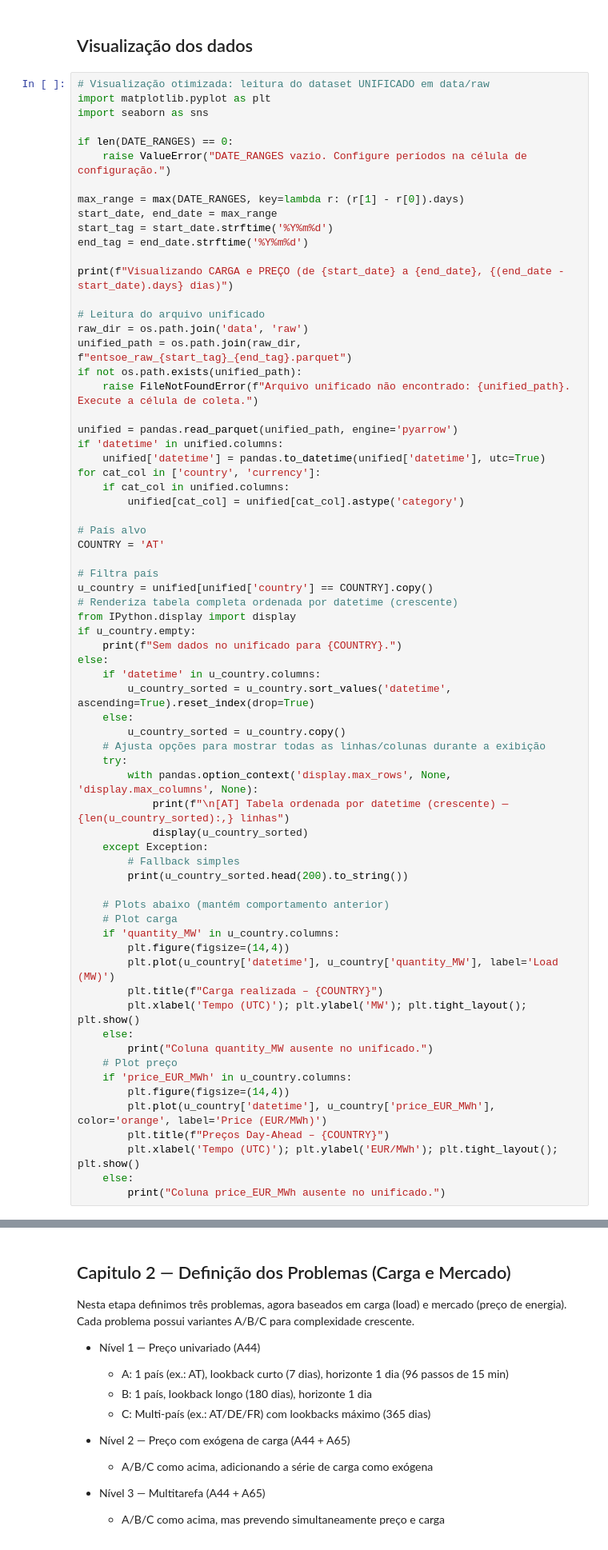
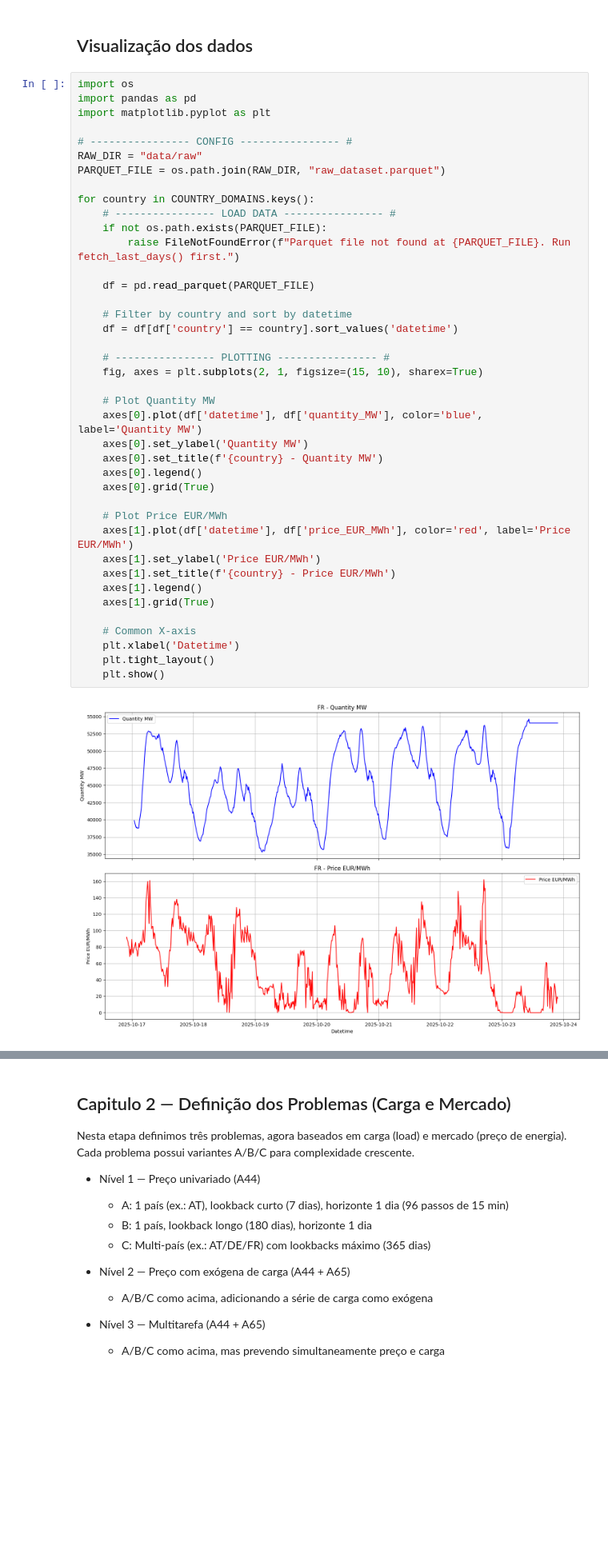
Before and after one commit to vm-bertini/TCC-2025, a Jupyter notebook: TFC.ipynb, the cells around one changed output, grey strips where cells are left out. Shown at 80% size. Saved outputs shown, nothing was run; the diff lists cells and outputs as text; blank space fills up the shorter version.

```diff
--- a/TFC.ipynb
+++ b/TFC.ipynb
@@ -322,70 +316,44 @@ Warning: attempt 2 failed for 10YCZ-CEPS-----N market_prices (2025-01-21 to 2025
 # %% [markdown]
 ## Visualização dos dados
 # %%
-# Visualização otimizada: leitura do dataset UNIFICADO em data/raw
+import os
+import pandas as pd
 import matplotlib.pyplot as plt
-import seaborn as sns
 
-if len(DATE_RANGES) == 0:
-    raise ValueError("DATE_RANGES vazio. Configure períodos na célula de configuração.")
+# ---------------- CONFIG ---------------- #
+RAW_DIR = "data/raw"
+PARQUET_FILE = os.path.join(RAW_DIR, "raw_dataset.parquet")
 
-max_range = max(DATE_RANGES, key=lambda r: (r[1] - r[0]).days)
-start_date, end_date = max_range
-start_tag = start_date.strftime('%Y%m%d')
-end_tag = end_date.strftime('%Y%m%d')
+for country in COUNTRY_DOMAINS.keys():
+    # ---------------- LOAD DATA ---------------- #
+    if not os.path.exists(PARQUET_FILE):
+        raise FileNotFoundError(f"Parquet file not found at {PARQUET_FILE}. Run fetch_last_days() first.")
 
-print(f"Visualizando CARGA e PREÇO (de {start_date} a {end_date}, {(end_date - start_date).days} dias)")
+    df = pd.read_parquet(PARQUET_FILE)
 
-# Leitura do arquivo unificado
-raw_dir = os.path.join('data', 'raw')
-unified_path = os.path.join(raw_dir, f"entsoe_raw_{start_tag}_{end_tag}.parquet")
-if not os.path.exists(unified_path):
-    raise FileNotFoundError(f"Arquivo unificado não encontrado: {unified_path}. Execute a célula de coleta.")
+    # Filter by country and sort by datetime
+    df = df[df['country'] == country].sort_values('datetime')
 
-unified = pandas.read_parquet(unified_path, engine='pyarrow')
-if 'datetime' in unified.columns:
-    unified['datetime'] = pandas.to_datetime(unified['datetime'], utc=True)
-for cat_col in ['country', 'currency']:
-    if cat_col in unified.columns:
-        unified[cat_col] = unified[cat_col].astype('category')
+    # ---------------- PLOTTING ---------------- #
+    fig, axes = plt.subplots(2, 1, figsize=(15, 10), sharex=True)
 
-# País alvo
-COUNTRY = 'AT'
+    # Plot Quantity MW
+    axes[0].plot(df['datetime'], df['quantity_MW'], color='blue', label='Quantity MW')
+    axes[0].set_ylabel('Quantity MW')
+    axes[0].set_title(f'{country} - Quantity MW')
+    axes[0].legend()
+    axes[0].grid(True)
 
-# Filtra país
-u_country = unified[unified['country'] == COUNTRY].copy()
-# Renderiza tabela completa ordenada por datetime (crescente)
-from IPython.display import display
-if u_country.empty:
-    print(f"Sem dados no unificado para {COUNTRY}.")
-else:
-    if 'datetime' in u_country.columns:
-        u_country_sorted = u_country.sort_values('datetime', ascending=True).reset_index(drop=True)
-    else:
-        u_country_sorted = u_country.copy()
-    # Ajusta opções para mostrar todas as linhas/colunas durante a exibição
-    try:
-        with pandas.option_context('display.max_rows', None, 'display.max_columns', None):
-            print(f"\n[AT] Tabela ordenada por datetime (crescente) — {len(u_country_sorted):,} linhas")
-            display(u_country_sorted)
-    except Exception:
-        # Fallback simples
-        print(u_country_sorted.head(200).to_string())
+    # Plot Price EUR/MWh
+    axes[1].plot(df['datetime'], df['price_EUR_MWh'], color='red', label='Price EUR/MWh')
+    axes[1].set_ylabel('Price EUR/MWh')
+    axes[1].set_title(f'{country} - Price EUR/MWh')
+    axes[1].legend()
+    axes[1].grid(True)
 
-    # Plots abaixo (mantém comportamento anterior)
-    # Plot carga
-    if 'quantity_MW' in u_country.columns:
-        plt.figure(figsize=(14,4))
-        plt.plot(u_country['datetime'], u_country['quantity_MW'], label='Load (MW)')
-        plt.title(f"Carga realizada – {COUNTRY}")
-        plt.xlabel('Tempo (UTC)'); plt.ylabel('MW'); plt.tight_layout(); plt.show()
-    else:
-        print("Coluna quantity_MW ausente no unificado.")
-    # Plot preço
-    if 'price_EUR_MWh' in u_country.columns:
-        plt.figure(figsize=(14,4))
-        plt.plot(u_country['datetime'], u_country['price_EUR_MWh'], color='orange', label='Price (EUR/MWh)')
-        plt.title(f"Preços Day-Ahead – {COUNTRY}")
-        plt.xlabel('Tempo (UTC)'); plt.ylabel('EUR/MWh'); plt.tight_layout(); plt.show()
-    else:
-        print("Coluna price_EUR_MWh ausente no unificado.")
+    # Common X-axis
+    plt.xlabel('Datetime')
+    plt.tight_layout()
+    plt.show()
+# %% [output]
+[figure, added]
```
Also changed, not shown: parts of 7 cells of this notebook.
